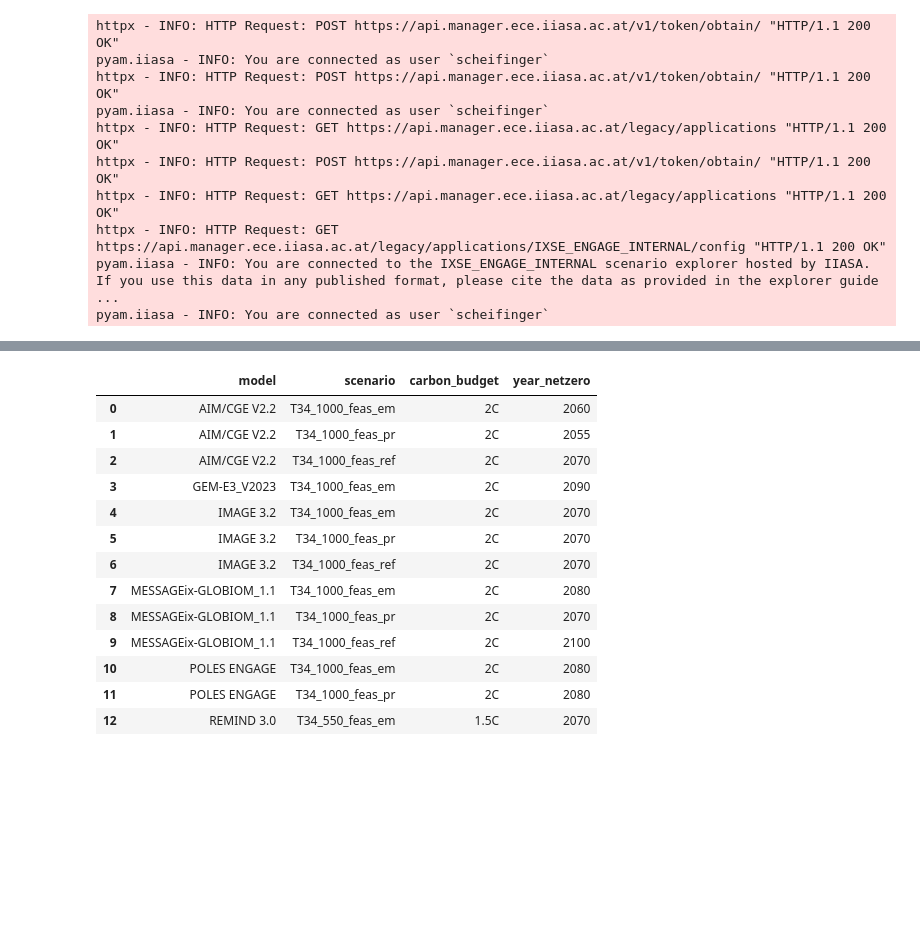
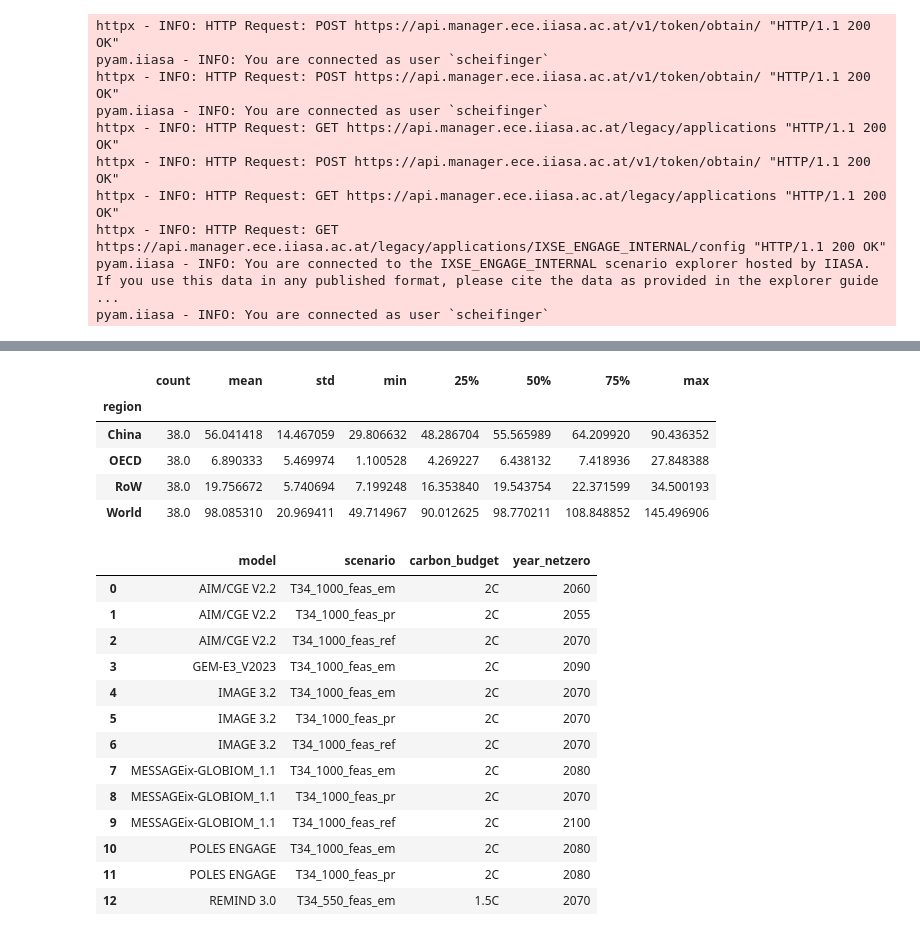
Before and after one commit to zyankarli/Feasibility_Tool, a Jupyter notebook: Tryout_Book.ipynb, the cells around one changed output, grey strips where cells are left out. Saved outputs shown, nothing was run; the diff lists cells and outputs as text; code cells hidden in the pictures; blank space fills up the shorter version.

```diff
--- a/Tryout_Book.ipynb
+++ b/Tryout_Book.ipynb
@@ -178,6 +207,19 @@ fig.update_layout(autosize=False,
                   yaxis_tickformat='.0%')
 
 fig
+# %%
+#Feasibility constraints
+
+#Coal reduction
+#get media coal consumption in 2020
+df[(df["year"] == 2030)].groupby(["region"])["Primary Energy|Coal"].describe()
+# %% [output]
+|  | count | mean | std | min | 25% | 50% | 75% | max |
+| region |  |  |  |  |  |  |  |  |
+| China | 38.0 | 56.041418 | 14.467059 | 29.806632 | 48.286704 | 55.565989 | 64.209920 | 90.436352 |
+| OECD | 38.0 | 6.890333 | 5.469974 | 1.100528 | 4.269227 | 6.438132 | 7.418936 | 27.848388 |
+| RoW | 38.0 | 19.756672 | 5.740694 | 7.199248 | 16.353840 | 19.543754 | 22.371599 | 34.500193 |
+| World | 38.0 | 98.085310 | 20.969411 | 49.714967 | 90.012625 | 98.770211 | 108.848852 | 145.496906 |
 # %%
 #Figure 1: Global CO2 trajectories
 fig1 = px.line(df.sort_values(by=["model", "year"], ascending=False),
```
Also changed, not shown: parts of 5 cells of this notebook, 1 other file.
